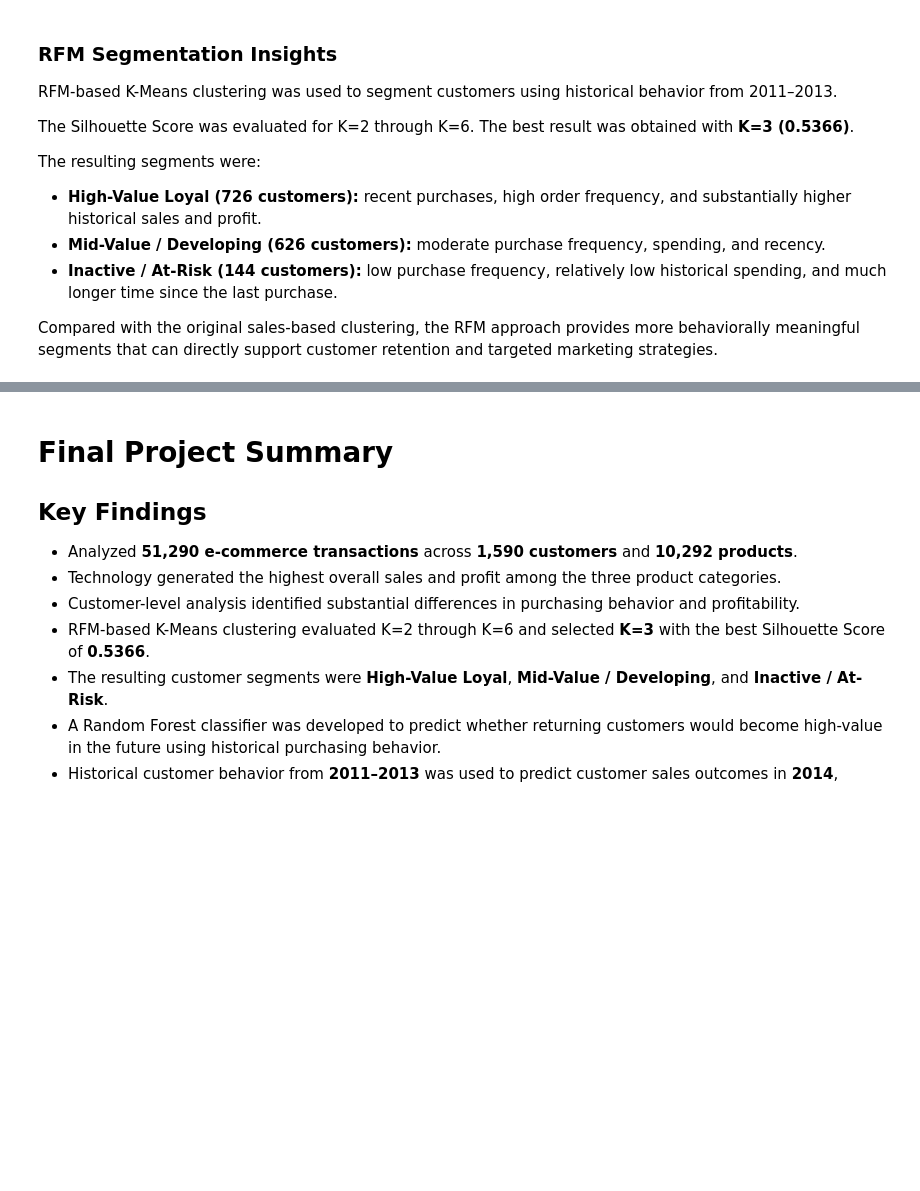
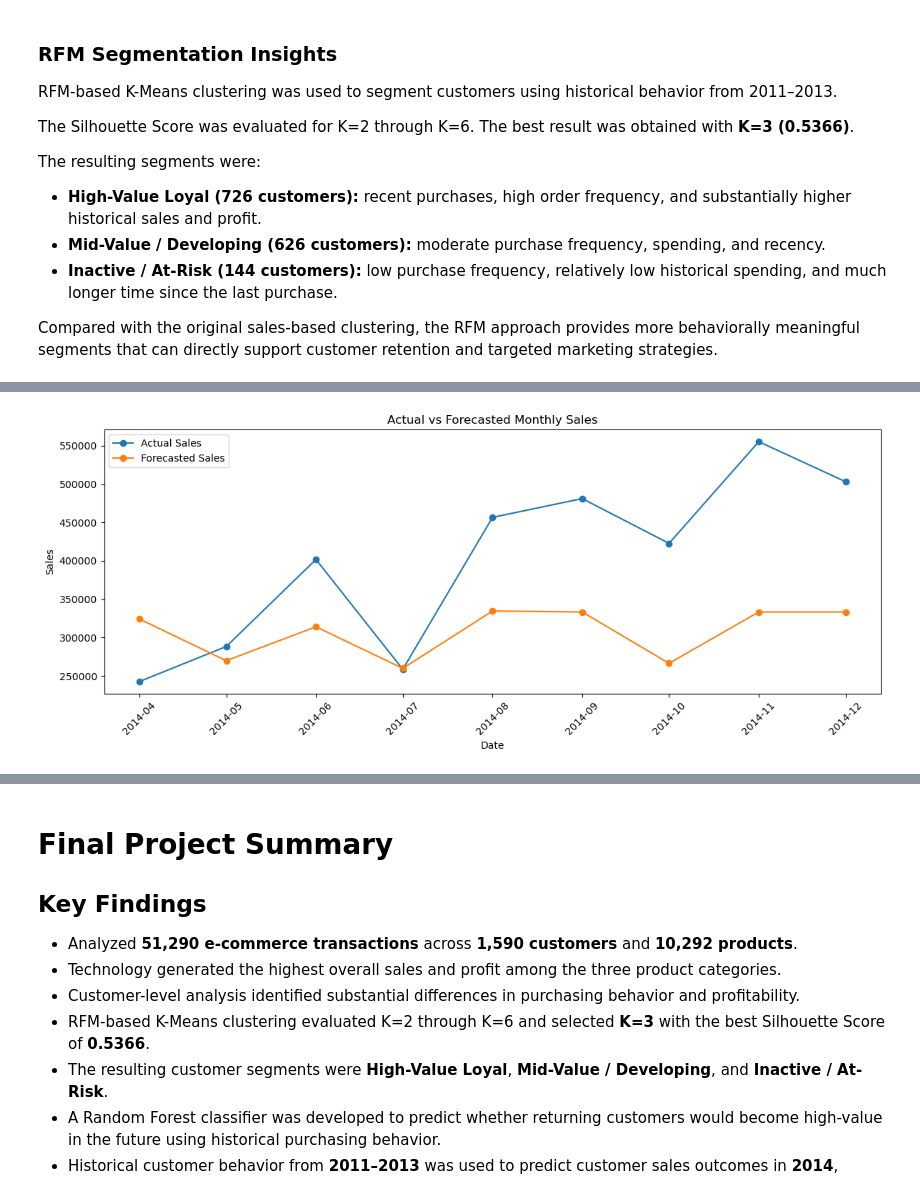
Before and after one commit to shaurya3000/E-Commerce-Data-Science, a Jupyter notebook: analysis/ecommerce_analysis_fixed.ipynb, the cells around one changed output, grey strips where cells are left out. Cells and saved outputs as stored; diff of their text form; code cells hidden in the pictures; blank space fills up the shorter version.

```diff
--- a/analysis/ecommerce_analysis_fixed.ipynb
+++ b/analysis/ecommerce_analysis_fixed.ipynb
@@ -870,0 +1036,31 @@ support customer retention and targeted marketing strategies.
+# %%
+# Actual vs Forecasted Sales
+
+plt.figure(figsize=(12, 5))
+
+plt.plot(
+    test["Order Date"],
+    y_test,
+    marker="o",
+    label="Actual Sales"
+)
+
+plt.plot(
+    test["Order Date"],
+    forecast_predictions,
+    marker="o",
+    label="Forecasted Sales"
+)
+
+plt.xlabel("Date")
+plt.ylabel("Sales")
+plt.title("Actual vs Forecasted Monthly Sales")
+plt.legend()
+plt.xticks(rotation=45)
+plt.tight_layout()
+
+plt.savefig("../sales_forecast.png", dpi=300, bbox_inches="tight")
+
+plt.show()
+# %% [output]
+[figure, added]
```
Also changed, not shown: parts of 8 cells of this notebook, 2 other files.
